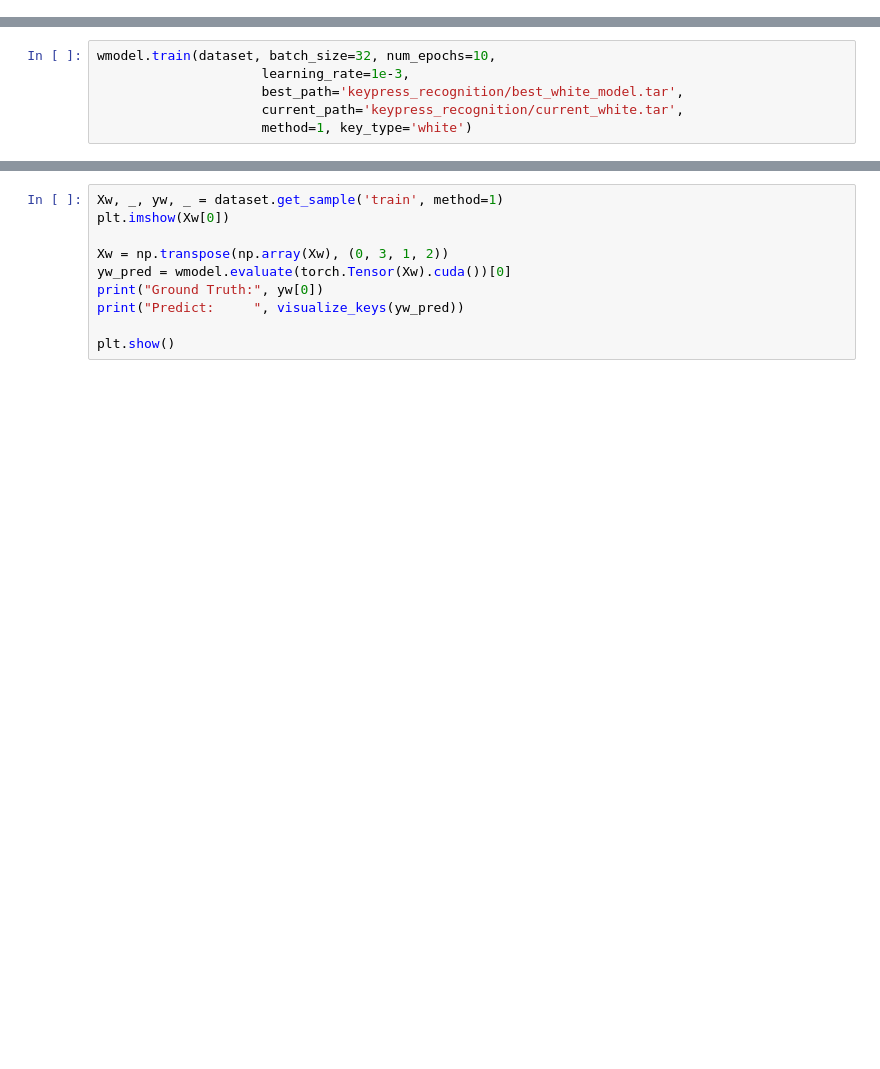
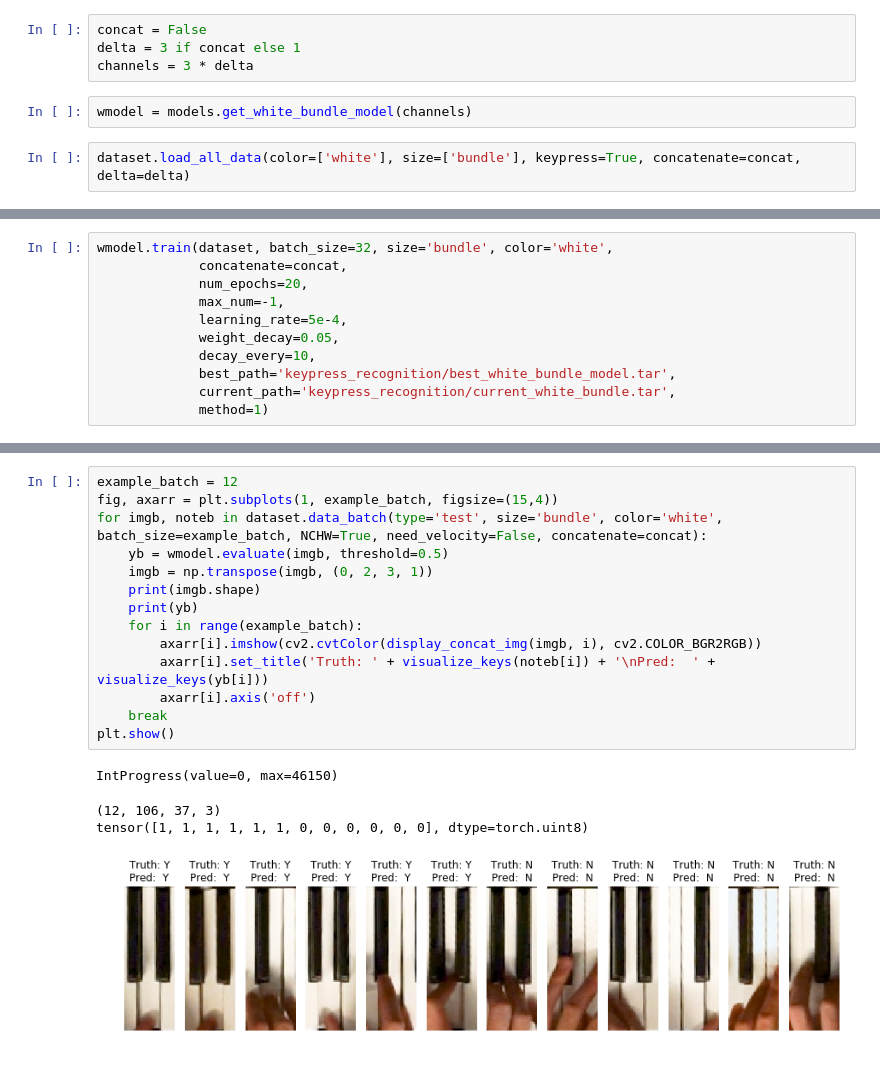
Before and after one commit to ppfish45/AI-Pianist, a Jupyter notebook: models/run_recognition_white_bundle.ipynb, the cells around one changed output, grey strips where cells are left out. Saved outputs shown, nothing was run; the diff lists cells and outputs as text; blank space fills up the shorter version.

Commit message:
Trained bundle

```diff
--- a/models/run_recognition_white_bundle.ipynb
+++ b/models/run_recognition_white_bundle.ipynb
@@ -46,0 +12,8 @@ Samples from X_val:
+# %%
+concat = False
+delta = 3 if concat else 1
+channels = 3 * delta
+# %%
+wmodel = models.get_white_bundle_model(channels)
+# %%
+dataset.load_all_data(color=['white'], size=['bundle'], keypress=True, concatenate=concat, delta=delta)
@@ -47,7 +89,12 @@ Samples from X_val:
 # %%
-wmodel.train(dataset, batch_size=32, num_epochs=10,
-                     learning_rate=1e-3,
-                     best_path='keypress_recognition/best_white_model.tar',
-                     current_path='keypress_recognition/current_white.tar',
-                     method=1, key_type='white')
+wmodel.train(dataset, batch_size=32, size='bundle', color='white',
+             concatenate=concat,
+             num_epochs=20,
+             max_num=-1,
+             learning_rate=5e-4,
+             weight_decay=0.05,
+             decay_every=10,
+             best_path='keypress_recognition/best_white_bundle_model.tar',
+             current_path='keypress_recognition/current_white_bundle.tar',
+             method=1)
 # %% [output]
@@ -57,10 +147,19 @@ RuntimeError: CUDA out of memory. Tried to allocate 270.00 MiB (GPU 0; 6.00 GiB
-# %%
-Xw, _, yw, _ = dataset.get_sample('train', method=1)
-plt.imshow(Xw[0])
-
-Xw = np.transpose(np.array(Xw), (0, 3, 1, 2))
-yw_pred = wmodel.evaluate(torch.Tensor(Xw).cuda())[0]
-print("Ground Truth:", yw[0])
-print("Predict:     ", visualize_keys(yw_pred))
-
-plt.show()
+# %%
+example_batch = 12
+fig, axarr = plt.subplots(1, example_batch, figsize=(15,4))
+for imgb, noteb in dataset.data_batch(type='test', size='bundle', color='white', batch_size=example_batch, NCHW=True, need_velocity=False, concatenate=concat):
+    yb = wmodel.evaluate(imgb, threshold=0.5)
+    imgb = np.transpose(imgb, (0, 2, 3, 1))
+    print(imgb.shape)
+    print(yb)
+    for i in range(example_batch):
+        axarr[i].imshow(cv2.cvtColor(display_concat_img(imgb, i), cv2.COLOR_BGR2RGB))
+        axarr[i].set_title('Truth: ' + visualize_keys(noteb[i]) + '\nPred:  ' + visualize_keys(yb[i]))
+        axarr[i].axis('off')
+    break
+plt.show()
+# %% [output]
+IntProgress(value=0, max=46150)
+(12, 106, 37, 3)
+tensor([1, 1, 1, 1, 1, 1, 0, 0, 0, 0, 0, 0], dtype=torch.uint8)
+[figure, added]
```
Also changed, not shown: parts of 8 cells of this notebook, 2 other files.
